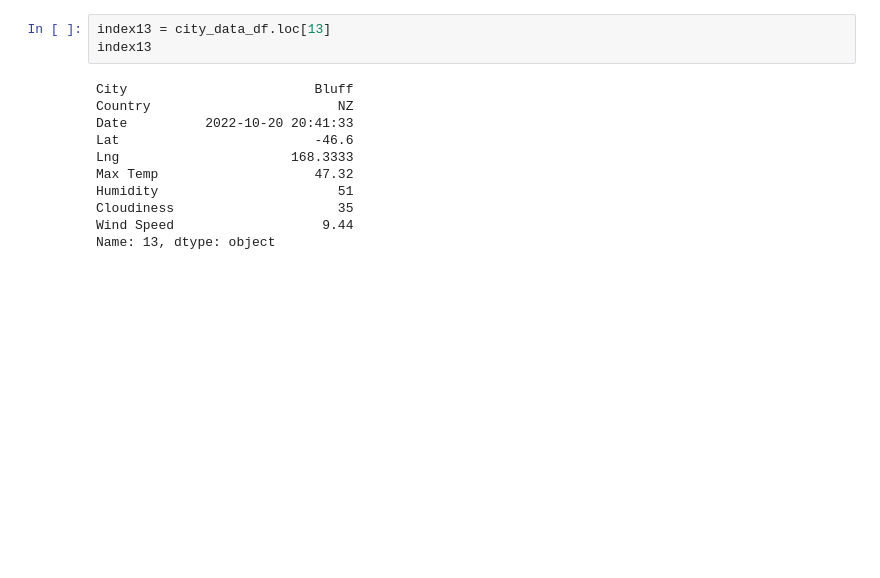
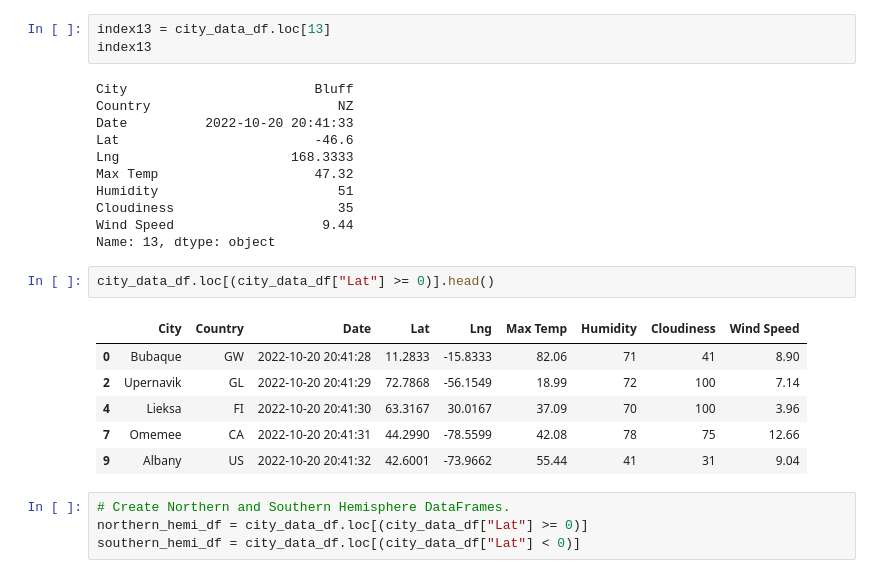
Before and after one commit to marcomireles123/World-Weather-Analysis, a Jupyter notebook: WeatherPy.ipynb, the cells around one changed output. Cells and saved outputs as stored; diff of their text form; blank space fills up the shorter version.

Commit message:
got data for lin reg

```diff
--- a/WeatherPy.ipynb
+++ b/WeatherPy.ipynb
@@ -388,3 +388,16 @@ Humidity                       51
 Cloudiness                     35
 Wind Speed                   9.44
 Name: 13, dtype: object
+# %%
+city_data_df.loc[(city_data_df["Lat"] >= 0)].head()
+# %% [output]
+|  | City | Country | Date | Lat | Lng | Max Temp | Humidity | Cloudiness | Wind Speed |
+| 0 | Bubaque | GW | 2022-10-20 20:41:28 | 11.2833 | -15.8333 | 82.06 | 71 | 41 | 8.90 |
+| 2 | Upernavik | GL | 2022-10-20 20:41:29 | 72.7868 | -56.1549 | 18.99 | 72 | 100 | 7.14 |
+| 4 | Lieksa | FI | 2022-10-20 20:41:30 | 63.3167 | 30.0167 | 37.09 | 70 | 100 | 3.96 |
+| 7 | Omemee | CA | 2022-10-20 20:41:31 | 44.2990 | -78.5599 | 42.08 | 78 | 75 | 12.66 |
+| 9 | Albany | US | 2022-10-20 20:41:32 | 42.6001 | -73.9662 | 55.44 | 41 | 31 | 9.04 |
+# %%
+# Create Northern and Southern Hemisphere DataFrames.
+northern_hemi_df = city_data_df.loc[(city_data_df["Lat"] >= 0)]
+southern_hemi_df = city_data_df.loc[(city_data_df["Lat"] < 0)]
```
